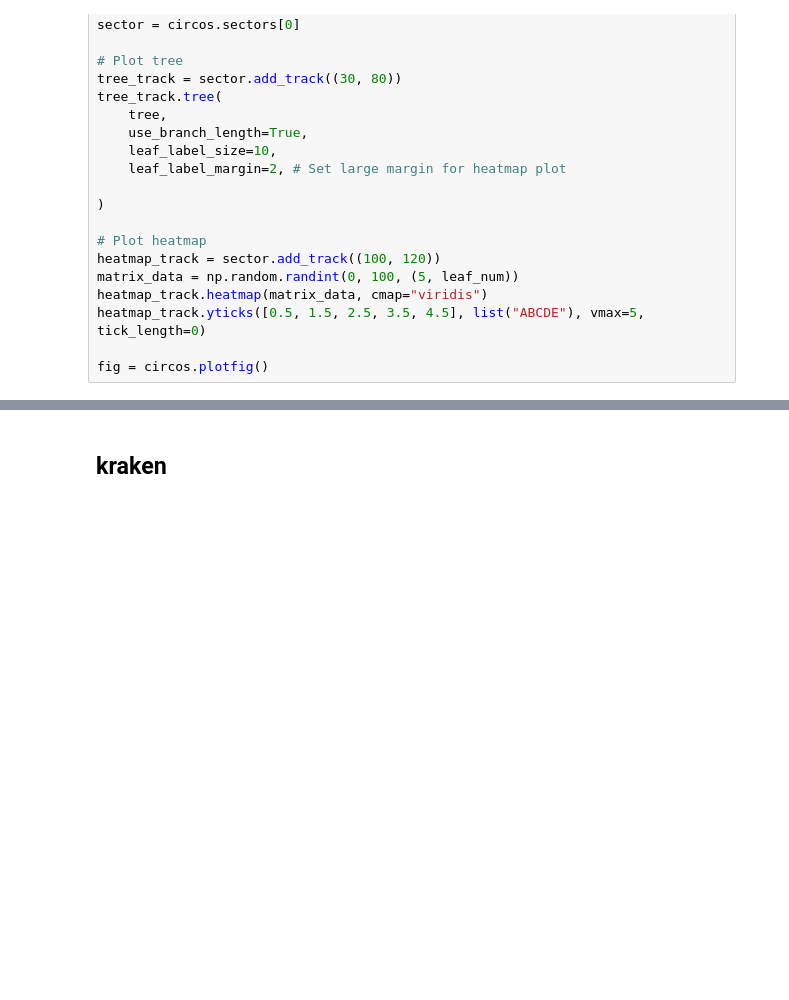
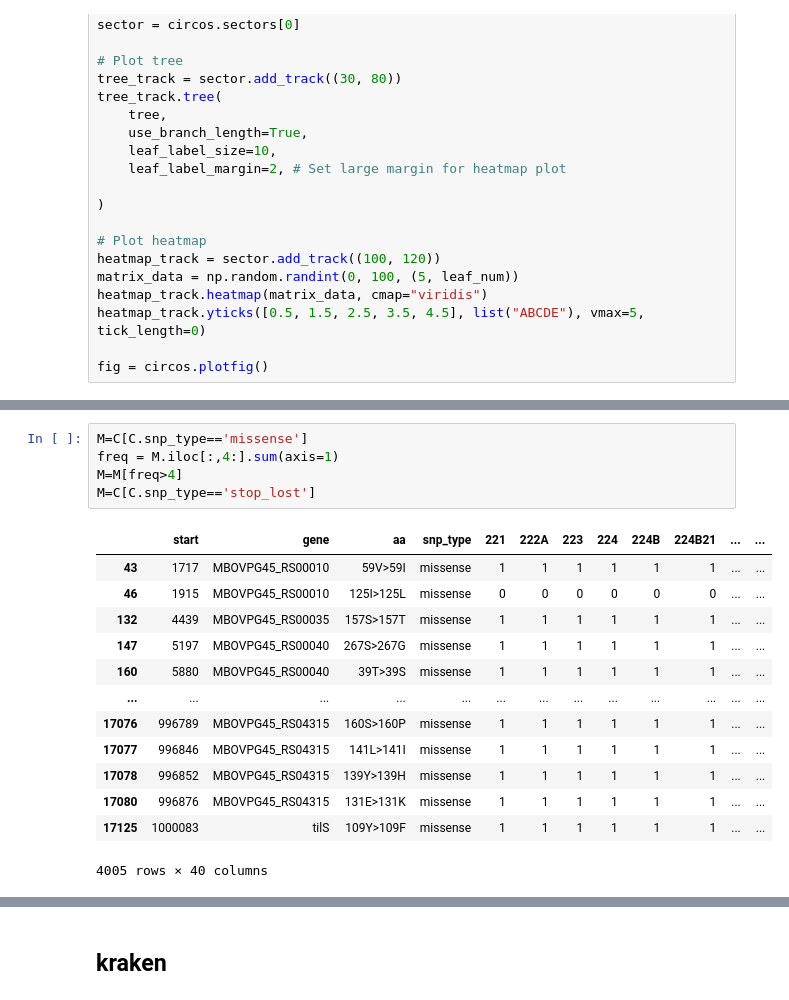
Before and after one commit to dmnfarrell/gordon-group, a Jupyter notebook: mycoplasma_bovis/analysis.ipynb, the cells around one changed output, grey strips where cells are left out. Drawn from its saved outputs; the diff is of its cells as text; blank space fills up the shorter version.

```diff
--- a/mycoplasma_bovis/analysis.ipynb
+++ b/mycoplasma_bovis/analysis.ipynb
@@ -170,0 +203,19 @@ fig = circos.plotfig()
+# %%
+M=C[C.snp_type=='missense']
+freq = M.iloc[:,4:].sum(axis=1)
+M=M[freq>4]
+M=C[C.snp_type=='stop_lost']
+# %% [output]
+|  | start | gene | aa | snp_type | 221 | 222A | 223 | 224 | 224B | 224B21 | ... | ... |
+| 43 | 1717 | MBOVPG45_RS00010 | 59V>59I | missense | 1 | 1 | 1 | 1 | 1 | 1 | ... | ... |
+| 46 | 1915 | MBOVPG45_RS00010 | 125I>125L | missense | 0 | 0 | 0 | 0 | 0 | 0 | ... | ... |
+| 132 | 4439 | MBOVPG45_RS00035 | 157S>157T | missense | 1 | 1 | 1 | 1 | 1 | 1 | ... | ... |
+| 147 | 5197 | MBOVPG45_RS00040 | 267S>267G | missense | 1 | 1 | 1 | 1 | 1 | 1 | ... | ... |
+| 160 | 5880 | MBOVPG45_RS00040 | 39T>39S | missense | 1 | 1 | 1 | 1 | 1 | 1 | ... | ... |
+| ... | ... | ... | ... | ... | ... | ... | ... | ... | ... | ... | ... | ... |
+| 17076 | 996789 | MBOVPG45_RS04315 | 160S>160P | missense | 1 | 1 | 1 | 1 | 1 | 1 | ... | ... |
+| 17077 | 996846 | MBOVPG45_RS04315 | 141L>141I | missense | 1 | 1 | 1 | 1 | 1 | 1 | ... | ... |
+| 17078 | 996852 | MBOVPG45_RS04315 | 139Y>139H | missense | 1 | 1 | 1 | 1 | 1 | 1 | ... | ... |
+| 17080 | 996876 | MBOVPG45_RS04315 | 131E>131K | missense | 1 | 1 | 1 | 1 | 1 | 1 | ... | ... |
+| 17125 | 1000083 | tilS | 109Y>109F | missense | 1 | 1 | 1 | 1 | 1 | 1 | ... | ... |
+4005 rows × 40 columns
```
Also changed, not shown: parts of 7 cells of this notebook, 2 other files.
